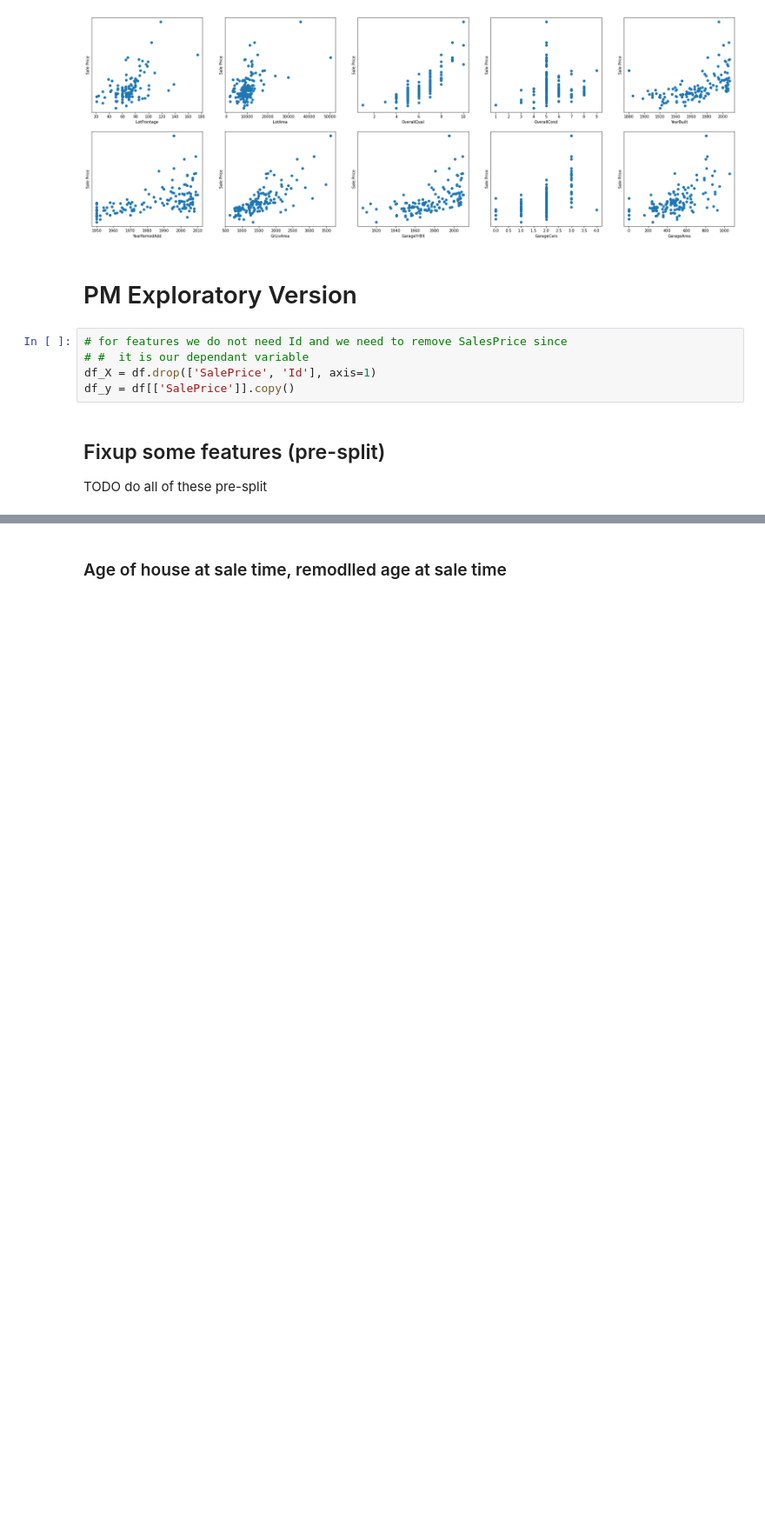
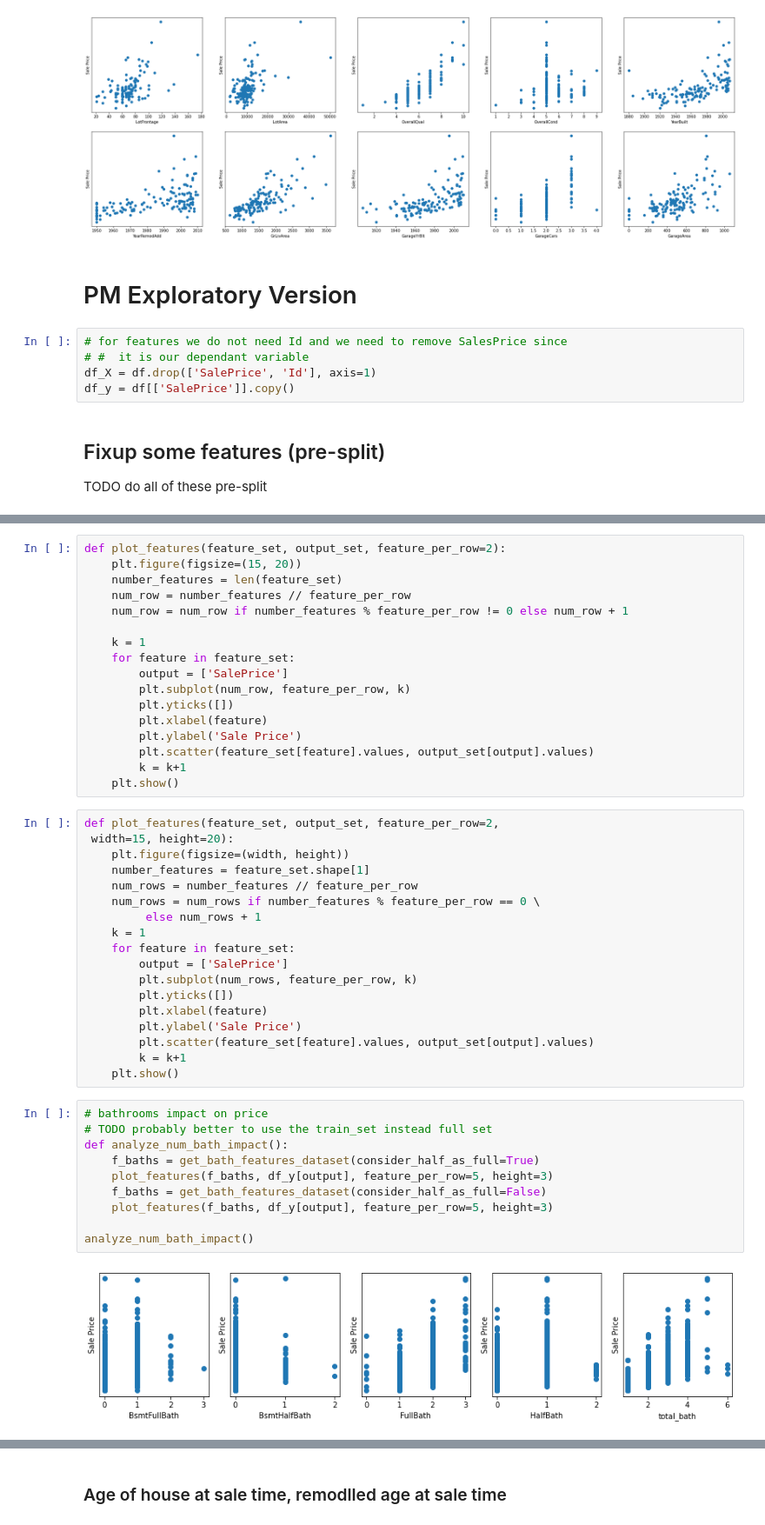
Before and after one commit to pmotameni/mids-w207-final-project, a Jupyter notebook: w207_Final_EDA.ipynb, the cells around one changed output, grey strips where cells are left out. Shown at 87% size. Drawn from its saved outputs; the diff is of its cells as text; blank space fills up the shorter version.

Commit message:
improved EDA and bathrooms analysis

```diff
--- a/w207_Final_EDA.ipynb
+++ b/w207_Final_EDA.ipynb
@@ -834,0 +842,47 @@ df_X['total_bath'] = df_X[bath_props].apply(np.sum, axis=1)
+# %%
+def plot_features(feature_set, output_set, feature_per_row=2):
+    plt.figure(figsize=(15, 20))
+    number_features = len(feature_set)
+    num_row = number_features // feature_per_row
+    num_row = num_row if number_features % feature_per_row != 0 else num_row + 1
+
+    k = 1
+    for feature in feature_set:
+        output = ['SalePrice']
+        plt.subplot(num_row, feature_per_row, k)
+        plt.yticks([])
+        plt.xlabel(feature)
+        plt.ylabel('Sale Price')
+        plt.scatter(feature_set[feature].values, output_set[output].values)
+        k = k+1
+    plt.show()
+# %%
+def plot_features(feature_set, output_set, feature_per_row=2,
+ width=15, height=20):
+    plt.figure(figsize=(width, height))
+    number_features = feature_set.shape[1]
+    num_rows = number_features // feature_per_row
+    num_rows = num_rows if number_features % feature_per_row == 0 \
+         else num_rows + 1
+    k = 1
+    for feature in feature_set:
+        output = ['SalePrice']
+        plt.subplot(num_rows, feature_per_row, k)
+        plt.yticks([])
+        plt.xlabel(feature)
+        plt.ylabel('Sale Price')
+        plt.scatter(feature_set[feature].values, output_set[output].values)
+        k = k+1
+    plt.show()
+# %%
+# bathrooms impact on price
+# TODO probably better to use the train_set instead full set
+def analyze_num_bath_impact():
+    f_baths = get_bath_features_dataset(consider_half_as_full=True)
+    plot_features(f_baths, df_y[output], feature_per_row=5, height=3)
+    f_baths = get_bath_features_dataset(consider_half_as_full=False)
+    plot_features(f_baths, df_y[output], feature_per_row=5, height=3)
+
+analyze_num_bath_impact()
+# %% [output]
+[figure, added]
```
Also changed, not shown: parts of 12 cells of this notebook, 1 other file.
